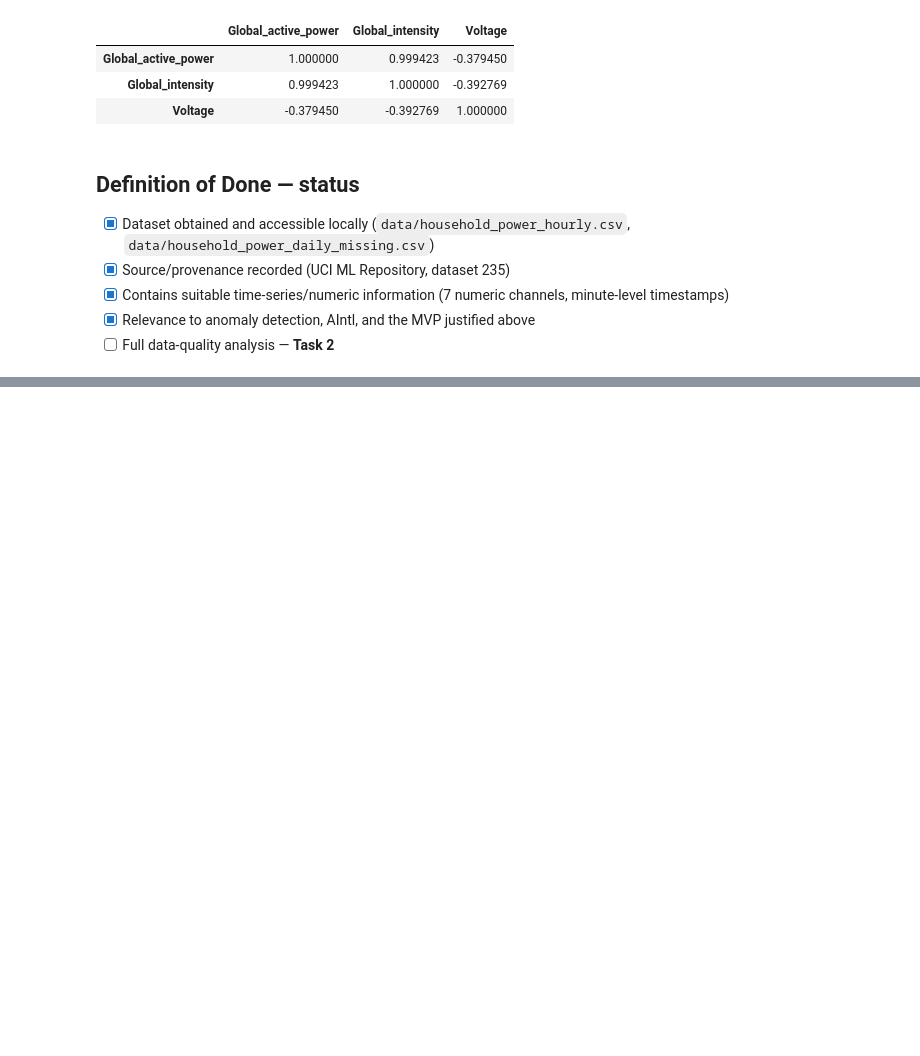
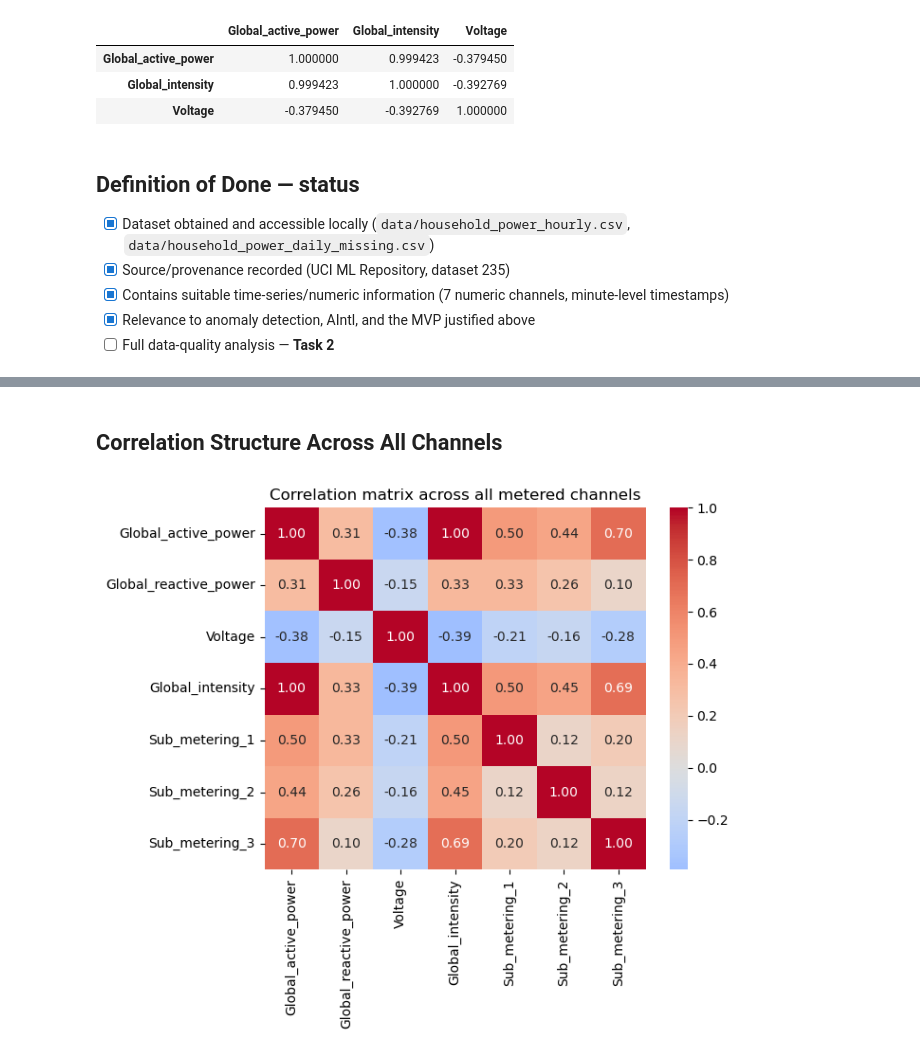
Before and after one commit to Pradeep0216/Intelligent-IoT-Data-Management, a Jupyter notebook: data_science/datasets/household-power/notebook.ipynb, the cells around one changed output, grey strips where cells are left out. Cells and saved outputs as stored; diff of their text form; code cells hidden in the pictures; blank space fills up the shorter version.

```diff
--- a/data_science/datasets/household-power/notebook.ipynb
+++ b/data_science/datasets/household-power/notebook.ipynb
@@ -150,0 +179,4 @@ hourly[['Global_active_power','Global_intensity','Voltage']].corr()
+# %%
+raw = pd.read_csv("data/household_power_hourly.csv", parse_dates=["datetime"])
+print("Shape:", raw.shape)
+raw.dtypes
@@ -150,0 +256,13 @@ hourly[['Global_active_power','Global_intensity','Voltage']].corr()
+# %% [markdown]
+## Correlation Structure Across All Channels
+# %%
+cols = ["Global_active_power","Global_reactive_power","Voltage","Global_intensity","Sub_metering_1","Sub_metering_2","Sub_metering_3"]
+corr_matrix = raw[cols].corr()
+
+fig, ax = plt.subplots(figsize=(7,6))
+sns.heatmap(corr_matrix, annot=True, fmt=".2f", cmap="coolwarm", center=0, ax=ax)
+ax.set_title("Correlation matrix across all metered channels")
+fig.tight_layout()
+plt.show()
+# %% [output]
+[figure, added]
```
Also changed, not shown: parts of 37 cells of this notebook, 2 other files.
